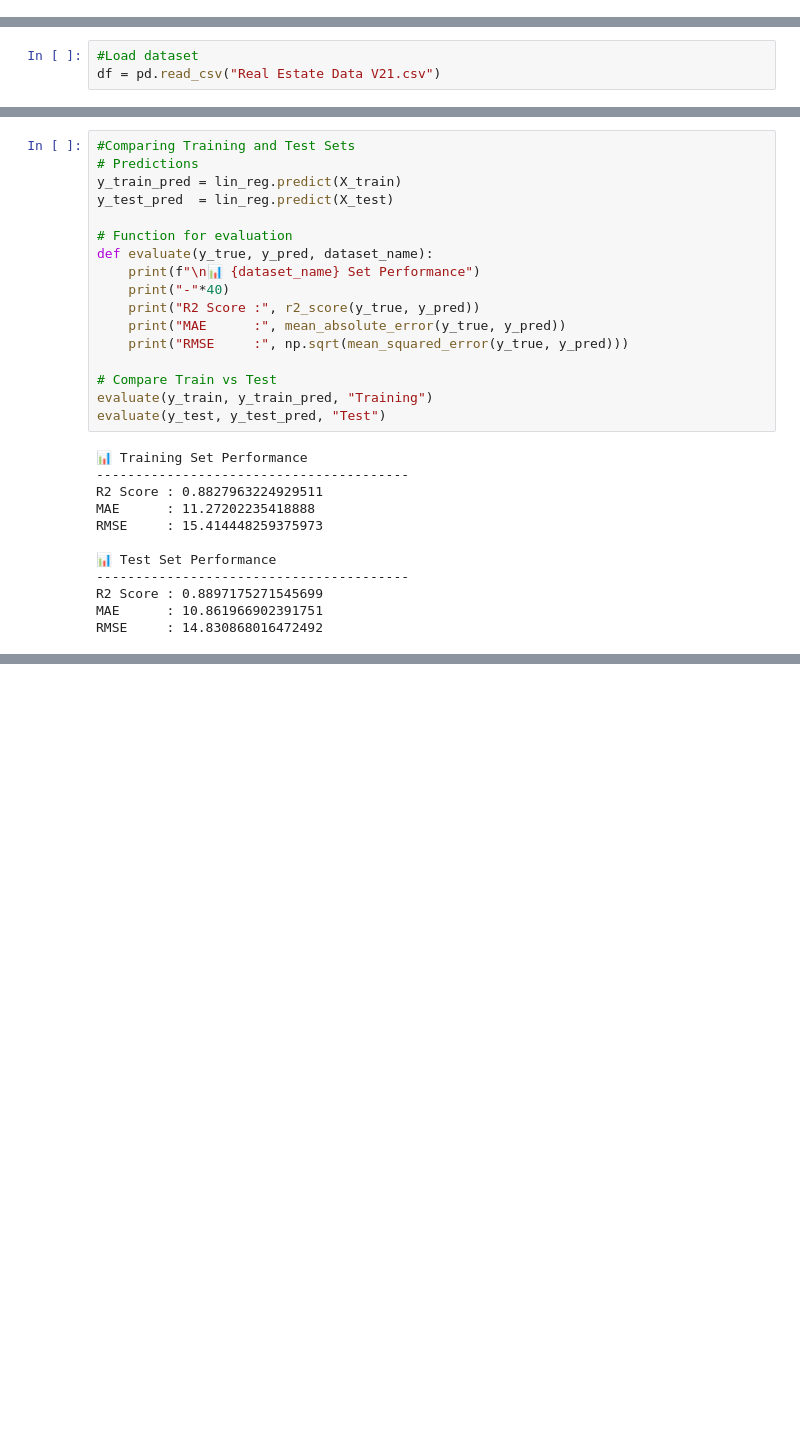
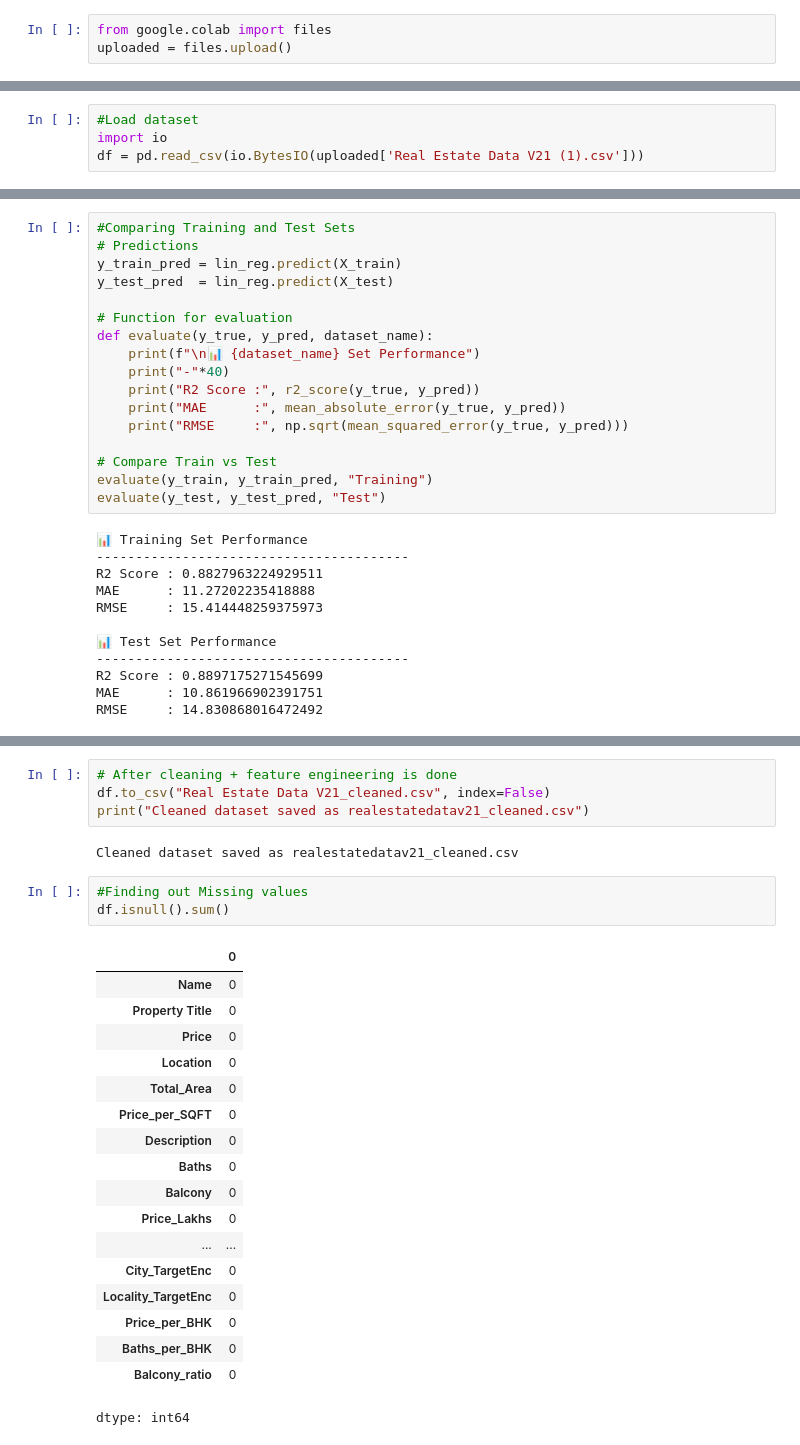
Before and after one commit to AabidMK/RealtyAI_Infosys_Internship_Aug2025, a Jupyter notebook: Price_Prediction.ipynb, the cells around one changed output, grey strips where cells are left out. Saved outputs shown, nothing was run; the diff lists cells and outputs as text; blank space fills up the shorter version.

```diff
--- a/Price_Prediction.ipynb
+++ b/Price_Prediction.ipynb
@@ -8,3 +8,6 @@ import joblib
 from sklearn.model_selection import train_test_split
 from sklearn.linear_model import LinearRegression
 from sklearn.metrics import mean_absolute_error, mean_squared_error, r2_score
+# %%
+from google.colab import files
+uploaded = files.upload()
@@ -11,6 +17,7 @@ from sklearn.metrics import mean_absolute_error, mean_squared_error, r2_score
 # %%
 #Load dataset
-df = pd.read_csv("Real Estate Data V21.csv")
+import io
+df = pd.read_csv(io.BytesIO(uploaded['Real Estate Data V21 (1).csv']))
 # %%
 #Provides No.of rows and Cols
 df.shape
@@ -557,0 +1161,28 @@ RMSE     : 14.830868016472492
+# %%
+# After cleaning + feature engineering is done
+df.to_csv("Real Estate Data V21_cleaned.csv", index=False)
+print("Cleaned dataset saved as realestatedatav21_cleaned.csv")
+# %% [output]
+Cleaned dataset saved as realestatedatav21_cleaned.csv
+# %%
+#Finding out Missing values
+df.isnull().sum()
+# %% [output]
+|  | 0 |
+| Name | 0 |
+| Property Title | 0 |
+| Price | 0 |
+| Location | 0 |
+| Total_Area | 0 |
+| Price_per_SQFT | 0 |
+| Description | 0 |
+| Baths | 0 |
+| Balcony | 0 |
+| Price_Lakhs | 0 |
+| ... | ... |
+| City_TargetEnc | 0 |
+| Locality_TargetEnc | 0 |
+| Price_per_BHK | 0 |
+| Baths_per_BHK | 0 |
+| Balcony_ratio | 0 |
+dtype: int64
```
Also changed, not shown: parts of 17 cells of this notebook.
